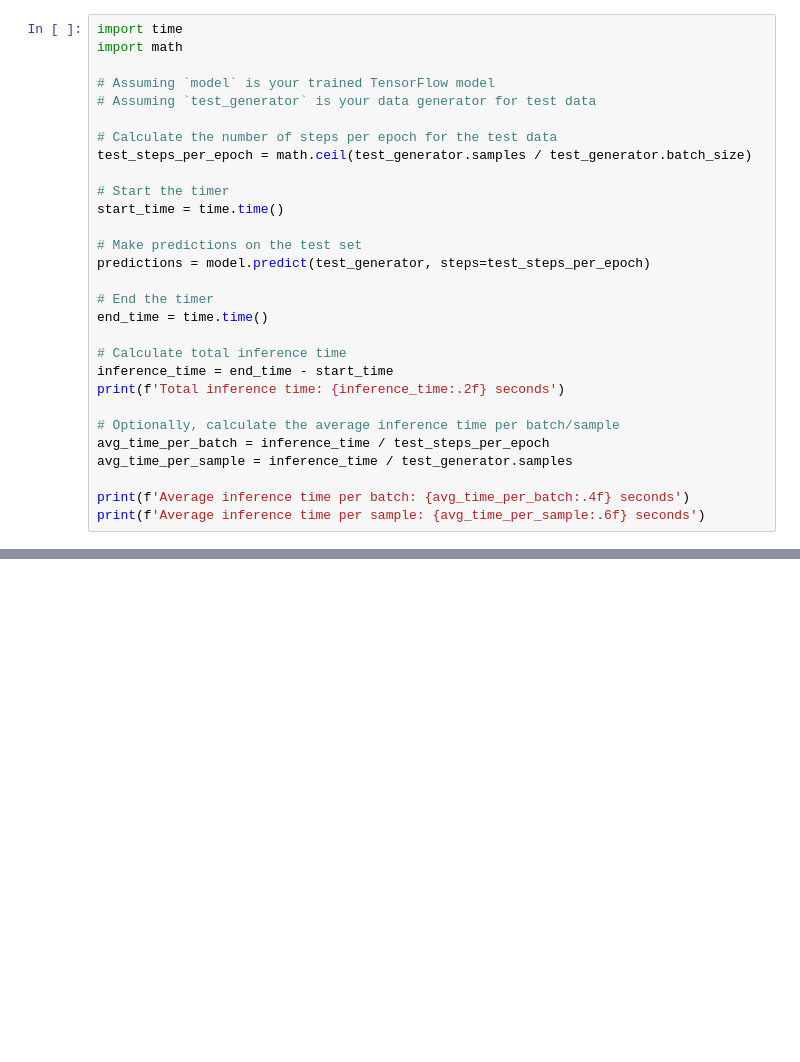
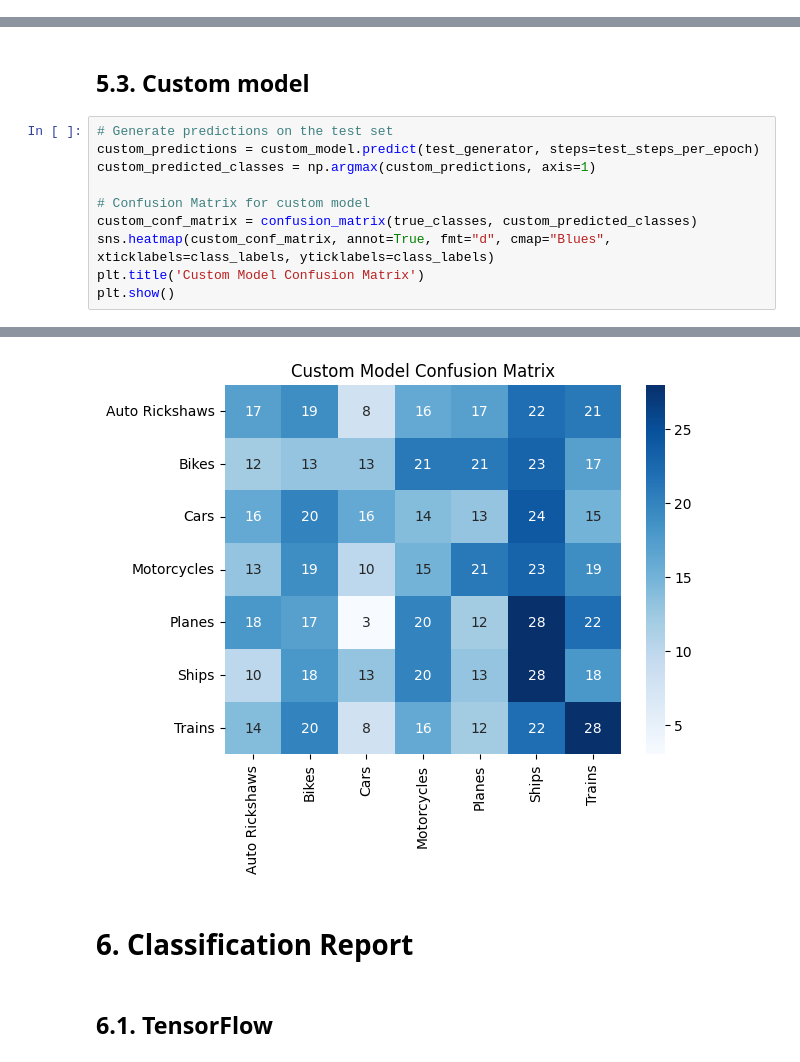
Before and after one commit to dejunga/ML-Vehicle_Image_Classification, a Jupyter notebook: Vehicle_Image_Classification.ipynb, the cells around one changed output, grey strips where cells are left out. Saved outputs shown, nothing was run; the diff lists cells and outputs as text; blank space fills up the shorter version.

Commit message:
Refactored code structure and added custom model

```diff
--- a/Vehicle_Image_Classification.ipynb
+++ b/Vehicle_Image_Classification.ipynb
@@ -209,29 +334,0 @@ plt.show()
-# %%
-import time
-import math
-
-# Assuming `model` is your trained TensorFlow model
-# Assuming `test_generator` is your data generator for test data
-
-# Calculate the number of steps per epoch for the test data
-test_steps_per_epoch = math.ceil(test_generator.samples / test_generator.batch_size)
-
-# Start the timer
-start_time = time.time()
-
-# Make predictions on the test set
-predictions = model.predict(test_generator, steps=test_steps_per_epoch)
-
-# End the timer
-end_time = time.time()
-
-# Calculate total inference time
-inference_time = end_time - start_time
-print(f'Total inference time: {inference_time:.2f} seconds')
-
-# Optionally, calculate the average inference time per batch/sample
-avg_time_per_batch = inference_time / test_steps_per_epoch
-avg_time_per_sample = inference_time / test_generator.samples
-
-print(f'Average inference time per batch: {avg_time_per_batch:.4f} seconds')
-print(f'Average inference time per sample: {avg_time_per_sample:.6f} seconds')
@@ -400,0 +360,13 @@ plt.show()
+# %% [markdown]
+## **5.3. Custom model**
+# %%
+# Generate predictions on the test set
+custom_predictions = custom_model.predict(test_generator, steps=test_steps_per_epoch)
+custom_predicted_classes = np.argmax(custom_predictions, axis=1)
+
+# Confusion Matrix for custom model
+custom_conf_matrix = confusion_matrix(true_classes, custom_predicted_classes)
+sns.heatmap(custom_conf_matrix, annot=True, fmt="d", cmap="Blues", xticklabels=class_labels, yticklabels=class_labels)
+plt.title('Custom Model Confusion Matrix')
+plt.show()
+# %% [output]
@@ -400,0 +374,5 @@ plt.show()
+[figure, added]
+# %% [markdown]
+# **6. Classification Report**
+# %% [markdown]
+## **6.1. TensorFlow**
```
Also changed, not shown: parts of 71 cells of this notebook.
